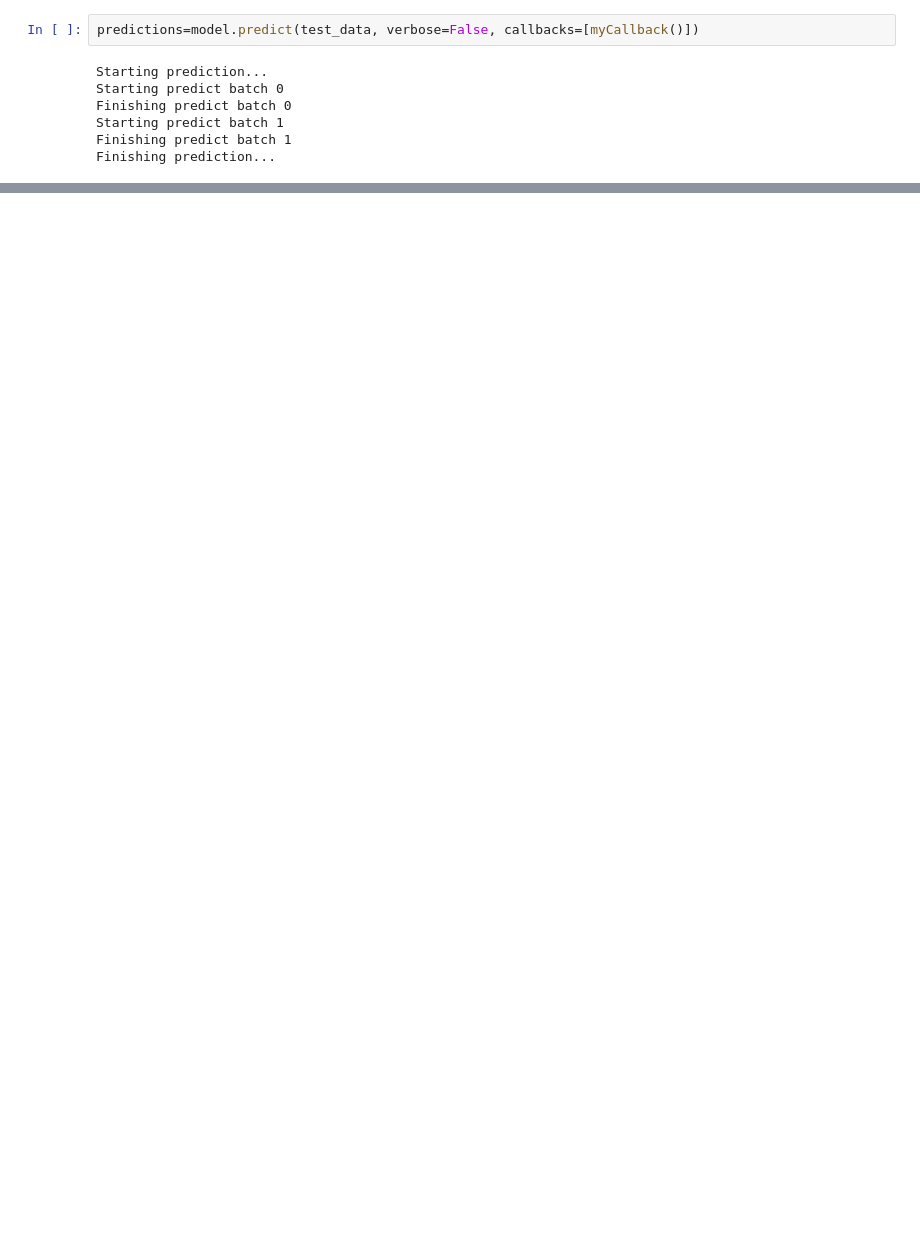
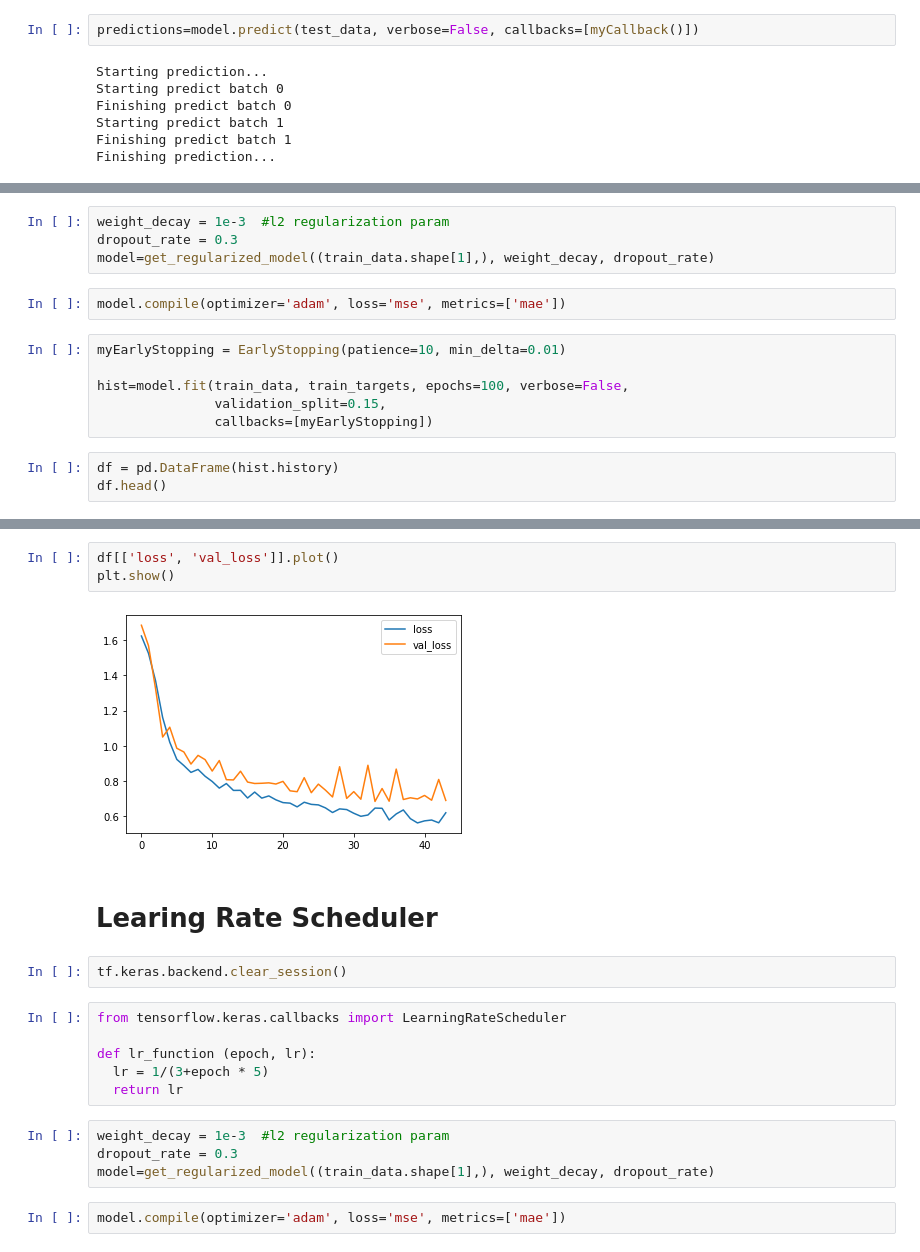
Before and after one commit to ravitata/tensorflow2, a Jupyter notebook: w2_work.ipynb, the cells around one changed output, grey strips where cells are left out. Cells and saved outputs as stored; diff of their text form; blank space fills up the shorter version.

```diff
--- a/w2_work.ipynb
+++ b/w2_work.ipynb
@@ -411,0 +418,15 @@ array([[-0.4228178 ],
+# %%
+weight_decay = 1e-3  #l2 regularization param
+dropout_rate = 0.3
+model=get_regularized_model((train_data.shape[1],), weight_decay, dropout_rate)
+# %%
+model.compile(optimizer='adam', loss='mse', metrics=['mae'])
+# %%
+myEarlyStopping = EarlyStopping(patience=10, min_delta=0.01)
+
+hist=model.fit(train_data, train_targets, epochs=100, verbose=False,
+               validation_split=0.15,
+               callbacks=[myEarlyStopping])
+# %%
+df = pd.DataFrame(hist.history)
+df.head()
@@ -411,0 +440,21 @@ array([[-0.4228178 ],
+# %%
+df[['loss', 'val_loss']].plot()
+plt.show()
+# %% [output]
+[figure, added]
+# %% [markdown]
+# Learing Rate Scheduler
+# %%
+tf.keras.backend.clear_session()
+# %%
+from tensorflow.keras.callbacks import LearningRateScheduler
+
+def lr_function (epoch, lr):
+  lr = 1/(3+epoch * 5)
+  return lr
+# %%
+weight_decay = 1e-3  #l2 regularization param
+dropout_rate = 0.3
+model=get_regularized_model((train_data.shape[1],), weight_decay, dropout_rate)
+# %%
+model.compile(optimizer='adam', loss='mse', metrics=['mae'])
```
Also changed, not shown: parts of 19 cells of this notebook.
